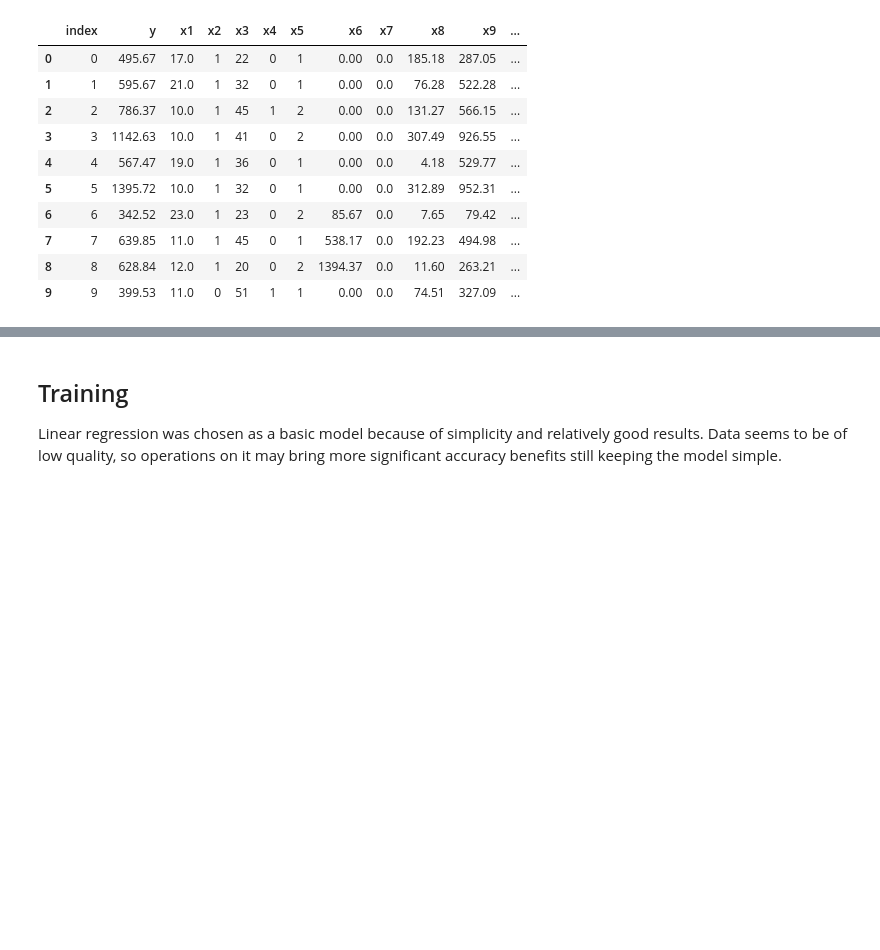
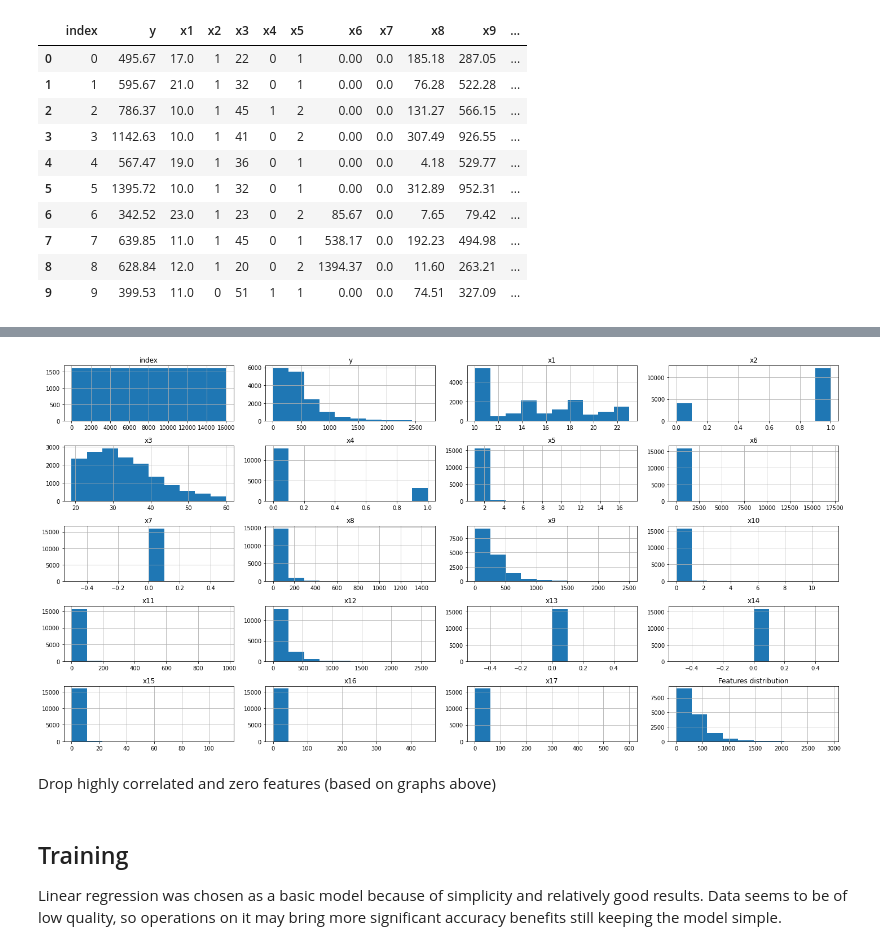
Before and after one commit to nerett/machine-learning, a Jupyter notebook: 2.ipynb, the cells around one changed output, grey strips where cells are left out. Drawn from its saved outputs; the diff is of its cells as text; code cells hidden in the pictures; blank space fills up the shorter version.

```diff
--- a/2.ipynb
+++ b/2.ipynb
@@ -49,0 +68,8 @@ train.head(10)
+# %%
+train.hist(figsize=(20, 10))
+plt.title("Features distribution")
+plt.tight_layout()
+# %% [output]
+[figure, added]
+# %% [markdown]
+Drop highly correlated and zero features (based on graphs above)
```
Also changed, not shown: parts of 13 cells of this notebook.
